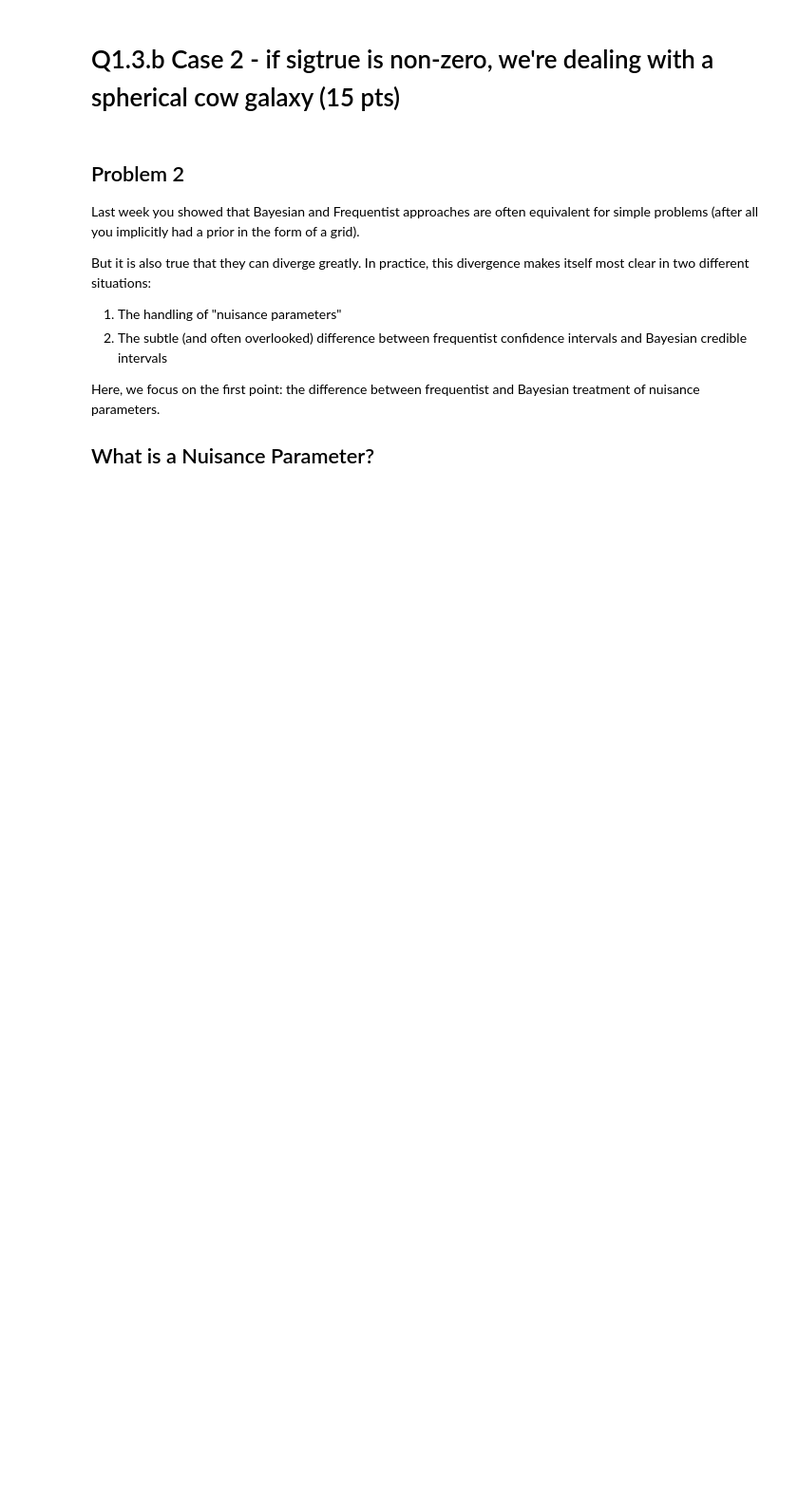
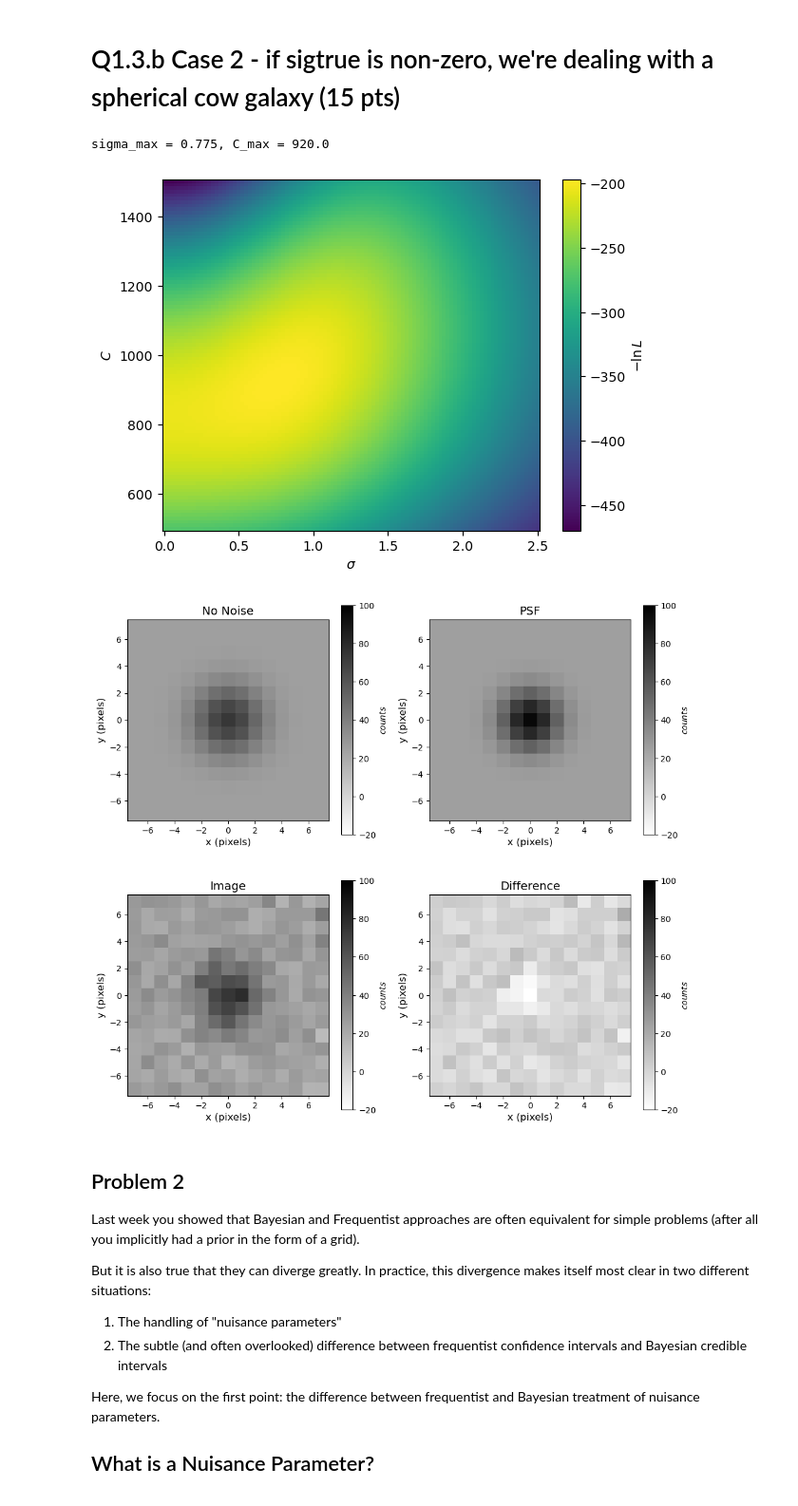
Before and after one commit to gnarayan/ast596_2023_Spring, a Jupyter notebook: homework/SamMemon/hw02/hw02.ipynb, the cells around one changed output. Shown at 95% size. Saved outputs shown, nothing was run; the diff lists cells and outputs as text; code cells hidden in the pictures; blank space fills up the shorter version.

```diff
--- a/homework/SamMemon/hw02/hw02.ipynb
+++ b/homework/SamMemon/hw02/hw02.ipynb
@@ -313,15 +434,24 @@ nonoise, psf, image, diffimage = simulate(muXtrue, muYtrue, sigtrue, Atrue, skyB
 # %%
 muXtrue = 0.0     # source x centroid
 muYtrue = 0.0     # source y centroid
 sigtrue = 1.0     # the intrinsic gaussian source width, sigma (in pixels)
 Atrue = 1000.0    # the source count normalization
 skyBg = 25        # sky background
 sigmaPSF = 1.5    # in pixels, corresponds to seeing = 1.5*0.2*2.355 = 0.7 arcsec for LSST (0.2" pix)
 sigmaNoise = 5.0  # gaussian sigma for white noise (counts), e.g. due to sky
 
 nonoise, psf, image, diffimage = simulate(muXtrue, muYtrue, sigtrue, Atrue, skyBg, sigmaPSF, sigmaNoise)
 
 # IF YOU WROTE A SENSIBLE FUNCTION FOR THE STAR CASE, YOU CAN JUST REUSE IT HERE!
+
+lnL, sigma_max, C_max = get_lnL_max(image, muXtrue, muYtrue, sigma_grid, C_grid, skyBg, sigmaPSF, xpix[:, None], xpix)
+print(f'{sigma_max = }, {C_max = }')
+plot_lnL_surface(lnL, sigma_grid, C_grid)
+plot_images(nonoise, psf, image, diffimage)
+# %% [output]
+sigma_max = 0.775, C_max = 920.0
+[figure, added]
+[figure, added]
 # %% [markdown]
 ## Problem 2
 
```
Also changed, not shown: parts of 16 cells of this notebook.
